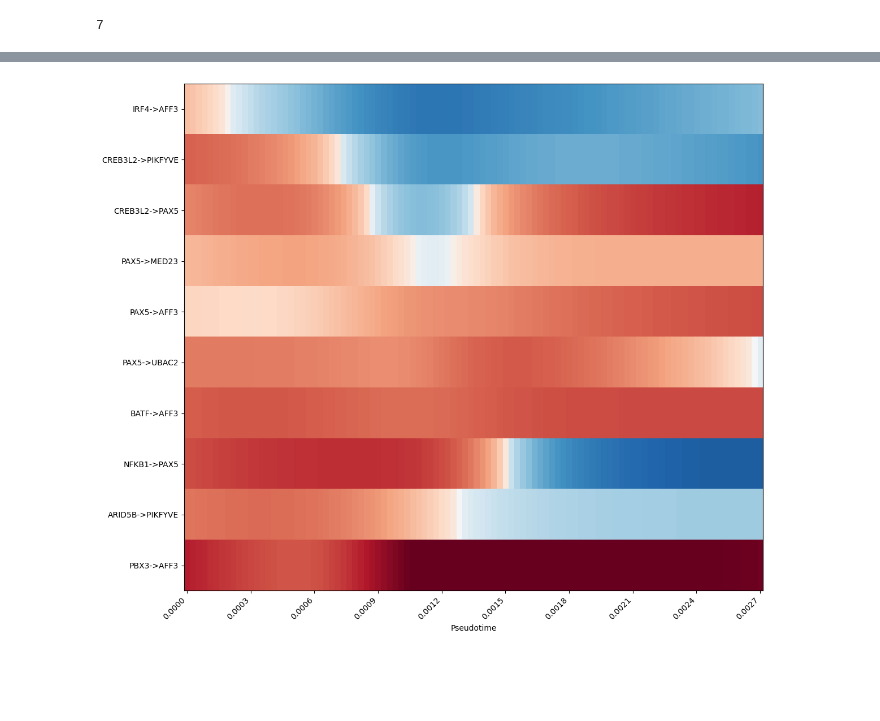
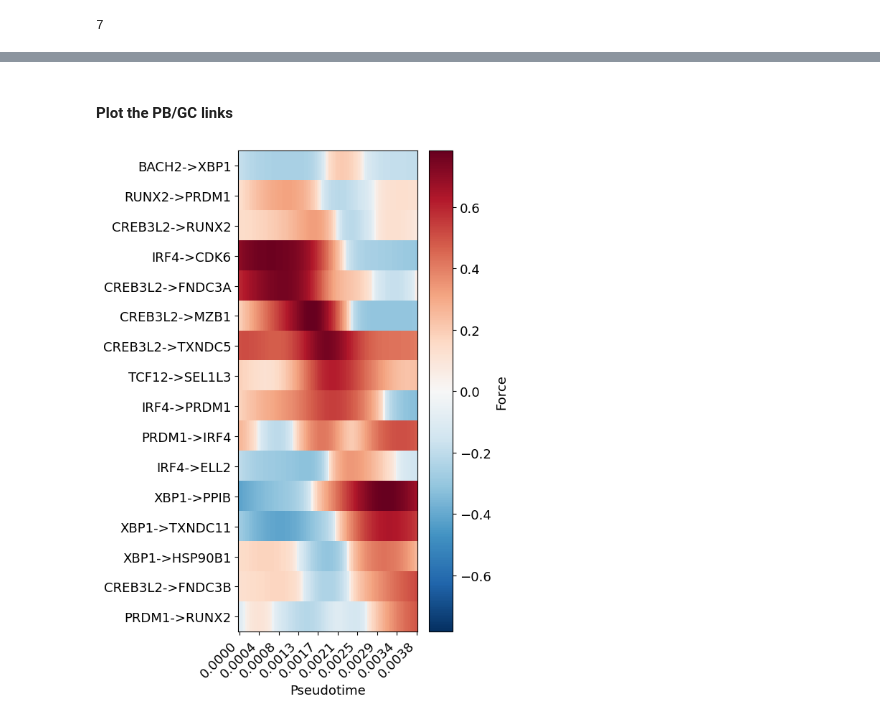
Before and after one commit to sachha-naksha/B_Cell_States, a Jupyter notebook: multiome_dynamic_regulation/py_scripts/analysis/enriched_regulons_analysis.ipynb, the cells around one changed output, grey strips where cells are left out. Saved outputs shown, nothing was run; the diff lists cells and outputs as text; code cells hidden in the pictures; blank space fills up the shorter version.

Commit message:
sequential activation of LF regulons for PB fate added heatmap

```diff
--- a/multiome_dynamic_regulation/py_scripts/analysis/enriched_regulons_analysis.ipynb
+++ b/multiome_dynamic_regulation/py_scripts/analysis/enriched_regulons_analysis.ipynb
@@ -149,10 +160,0 @@ display(lf_forces_dcurve.shape)
-# %%
-fig, ax, force_values = plot_force_heatmap(
-    force_df=lf_forces_dcurve,
-    dtime=dtime,
-    regulations=GC_links,
-    figsize=(12, 10),
-    cmap='RdBu'
-)
-# %% [output]
-[figure, removed]
@@ -158,0 +292,22 @@ fig, ax, force_values = plot_force_heatmap(
+# %% [markdown]
+#### Plot the PB/GC links
+# %%
+force_df_for_cluster, reg_labels, dtime, fig = plot_force_heatmap_with_clustering(
+    force_df=lf_forces_dcurve,
+    dtime=dtime,
+    regulations=PB_links_plotting,
+    cmap='RdBu_r',
+    vmax=None,
+    figsize= (6, 8),
+    plot_figure=True,
+    perform_clustering=False
+)
+plt.yticks(fontsize=13)
+plt.tight_layout()
+plt.savefig('/ocean/projects/cis240075p/asachan/datasets/B_Cell/multiome_1st_donor_UPMC_aggr/dictys_outs/actb1_added_v2/output/figures/enriched_links_PB.pdf',
+            bbox_inches='tight',
+            dpi=100,
+            format='pdf')
+plt.show()
+# %% [output]
+[figure, added]
```
Also changed, not shown: parts of 15 cells of this notebook, 2 other files.
